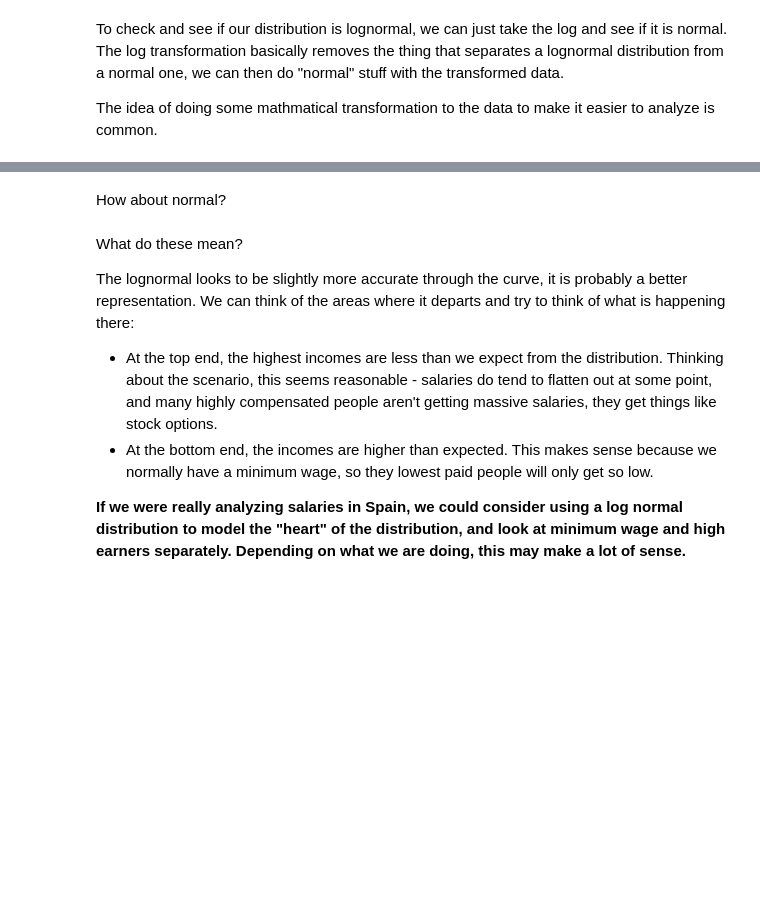
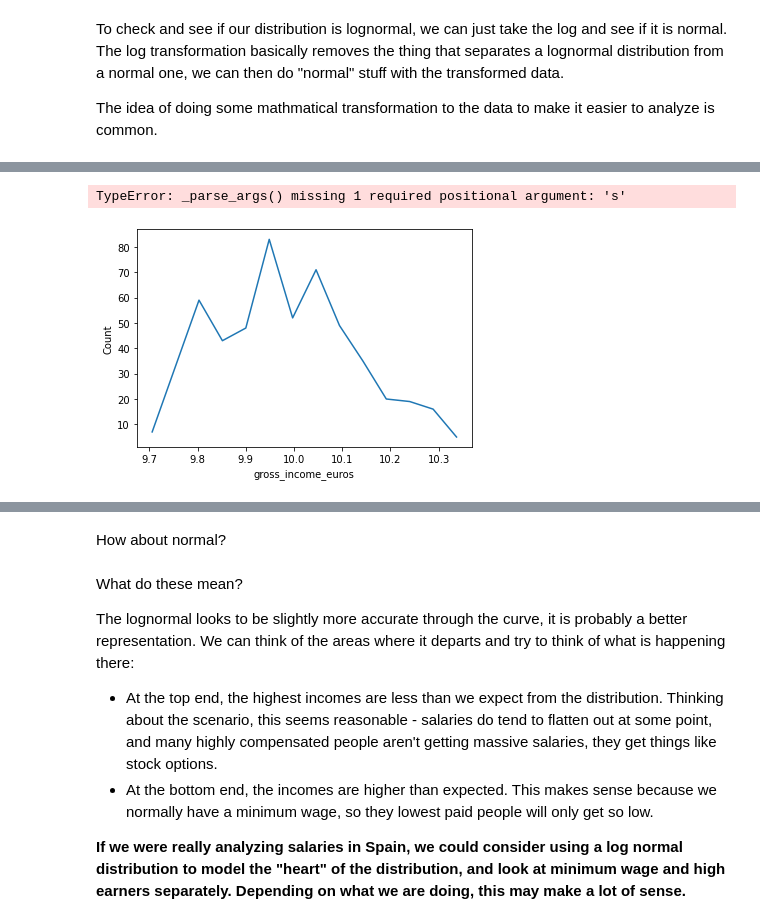
Before and after one commit to Asdukey/Basic_Stats_in_Python_Student_Workbooks, a Jupyter notebook: 008_Analytical_Dist.ipynb, the cells around one changed output, grey strips where cells are left out. Drawn from its saved outputs; the diff is of its cells as text; code cells hidden in the pictures; blank space fills up the shorter version.

```diff
--- a/008_Analytical_Dist.ipynb
+++ b/008_Analytical_Dist.ipynb
@@ -442,0 +444,6 @@ thinkstats2.NormalProbabilityPlot(np.log10(spinc))
+# %%
+sns. histplot(data=np.log(spinc), element="poly", fill=False)
+log_norm= scipy.stats.lognorm(). rvs(size=100, loc=np.mean(spinc), scale=np.std(spinc) )
+# %% [output]
+TypeError: _parse_args() missing 1 required positional argument: 's'
+[figure, added]
```
Also changed, not shown: parts of 27 cells of this notebook, 1 other file.
